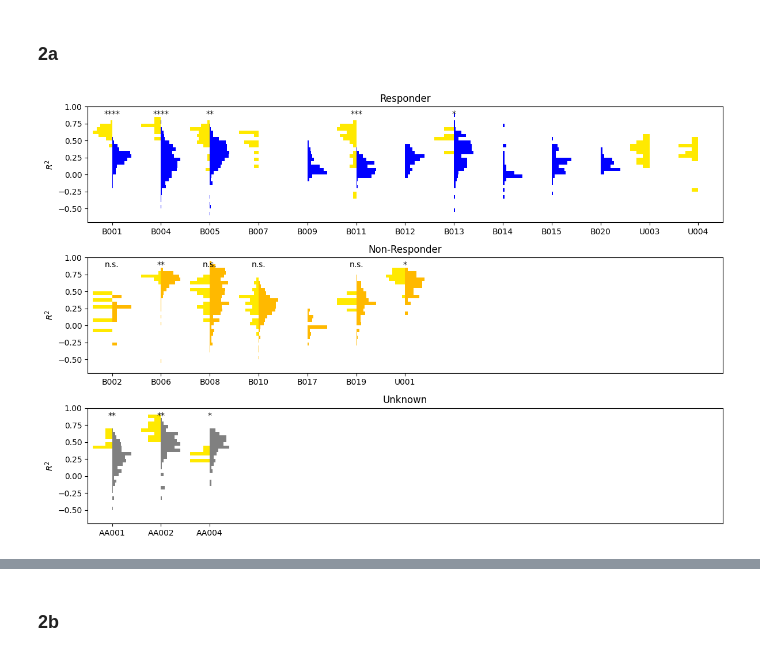
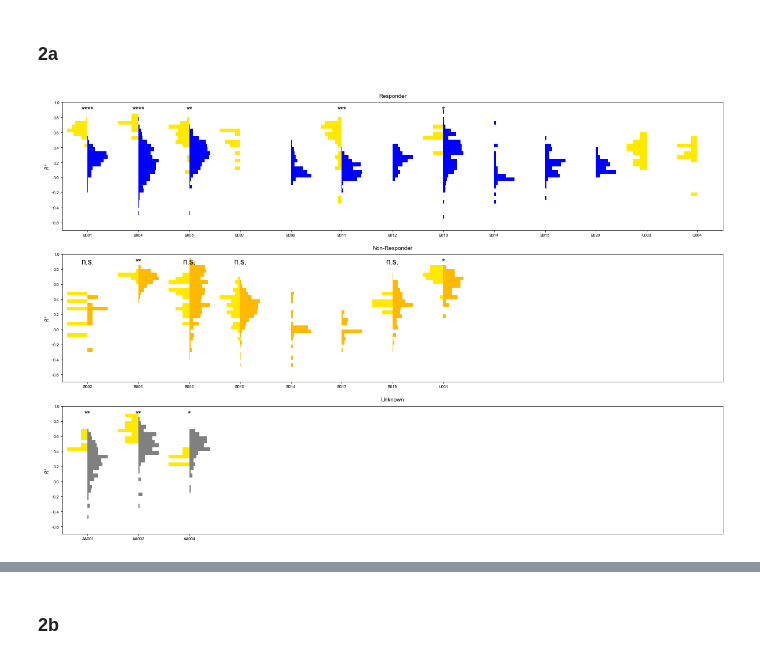
Before and after one commit to ProvenzaLab/PerceptPredictability, a Jupyter notebook: process_data.ipynb, the cells around one changed output, grey strips where cells are left out. Saved outputs shown, nothing was run; the diff lists cells and outputs as text; code cells hidden in the pictures.

Commit message:
figure updates for relapse handling

```diff
--- a/process_data.ipynb
+++ b/process_data.ipynb
@@ -581,9 +578,11 @@ max_num_pts = 0
 df.sort_values(by=['pt_id', 'dummy_timestamp'], inplace=True)
 for ax, response_status in zip(axs, ['Responder', 'Non-Responder', 'Unknown']):
     plot_df = df.dropna(subset=feature).query('response_status == @response_status').copy()
+    if response_status == 'Non-Responder':
+        plot_df = pd.concat([plot_df, df.dropna(subset=feature).query('pt_id == "B014"')]) # relapse patient with both responder and non-responder class values
 
     max_num_pts = max(max_num_pts, plot_df['pt_id'].nunique())
-    for i, (pt_id, pt_df) in enumerate(plot_df.groupby('pt_id')):
+    for i, (pt_id, pt_df) in enumerate(plot_df.groupby('pt_id', sort=True)):
         plot_df_daily = pt_df.dropna(subset=[feature]).groupby('days_since_dbs').first().reset_index()
         predbs_days, predbs_vals = plot_df_daily.query('state_label_str == "Pre-DBS"')[['days_since_dbs', feature]].values.T
         stable_state_days, stable_state_vals = plot_df_daily.query('state_label_str == @response_status')[['days_since_dbs', feature]].values.T
@@ -623,33 +622,33 @@ for ax, response_status in zip(axs, ['Responder', 'Non-Responder', 'Unknown']):
         else:
             raw_stats = dict(_NAN_STATS)
             neff_stats = dict(_NAN_STATS)
             t_stat, p_val = np.nan, np.nan
 
         results_dict['pt_id'].append(pt_id)
         results_dict['response_status'].append(response_status)
         for corr, stat_dict in [('raw', raw_stats), ('neff', neff_stats)]:
             for m in ['n1', 'n2', 'dof', 't_stat', 'p_val', 'ci', 'hedges_g', 'hedges_g_ci']:
                 results_dict[f'{m}_{corr}'].append(stat_dict[m])
 
     ax.set(title=f'{response_status}',
            xticks=np.arange(plot_df['pt_id'].nunique()),
-           xticklabels=plot_df['pt_id'].unique(),)
+           xticklabels=sorted(plot_df['pt_id'].unique()),)
 
 for ax in axs:
     ax.set(
         xlim=(-0.5, max_num_pts - 0.5),
         ylim=(bin_start, bin_end),
         ylabel=r'$R^2$',
     )
 
 fig.tight_layout()
 plt.savefig('figures/2a.svg', bbox_inches='tight', pad_inches=0)
 plt.show()
 
 results_df = pd.DataFrame(results_dict)
 results_df.sort_values(by='pt_id', inplace=True)
 results_df.to_excel('tables/pt_stats.xlsx', index=False)
 results_df
 # %% [output]
-[figure, old version]
+[figure, new version]
 |  | pt_id | response_status | n1_raw | n2_raw | dof_raw | t_stat_raw | p_val_raw | ci_raw | hedges_g_raw | ... |
```
Also changed, not shown: parts of 25 cells of this notebook, 1 other file.
